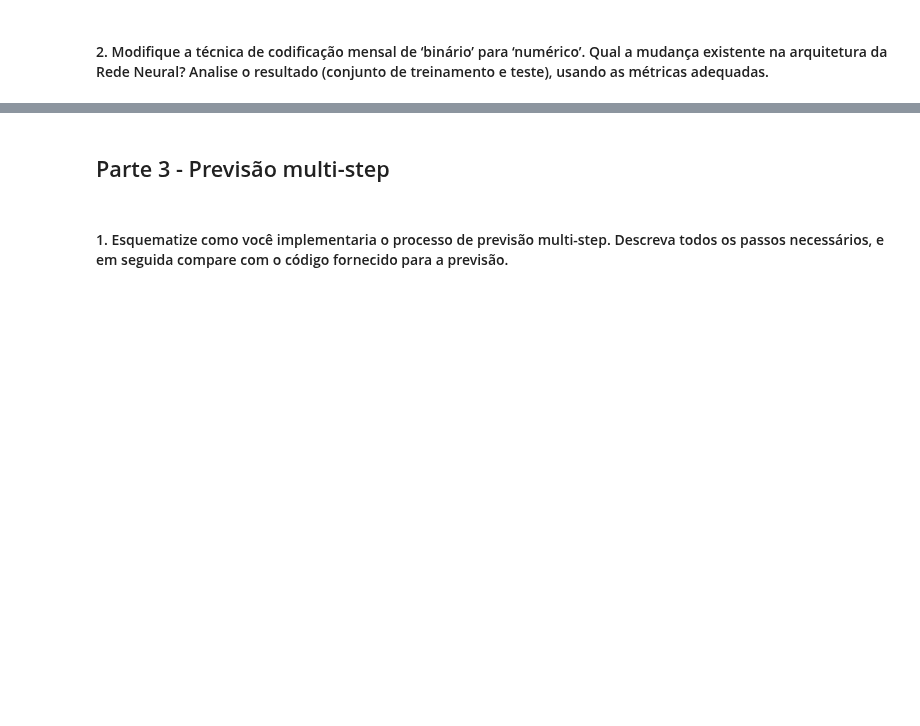
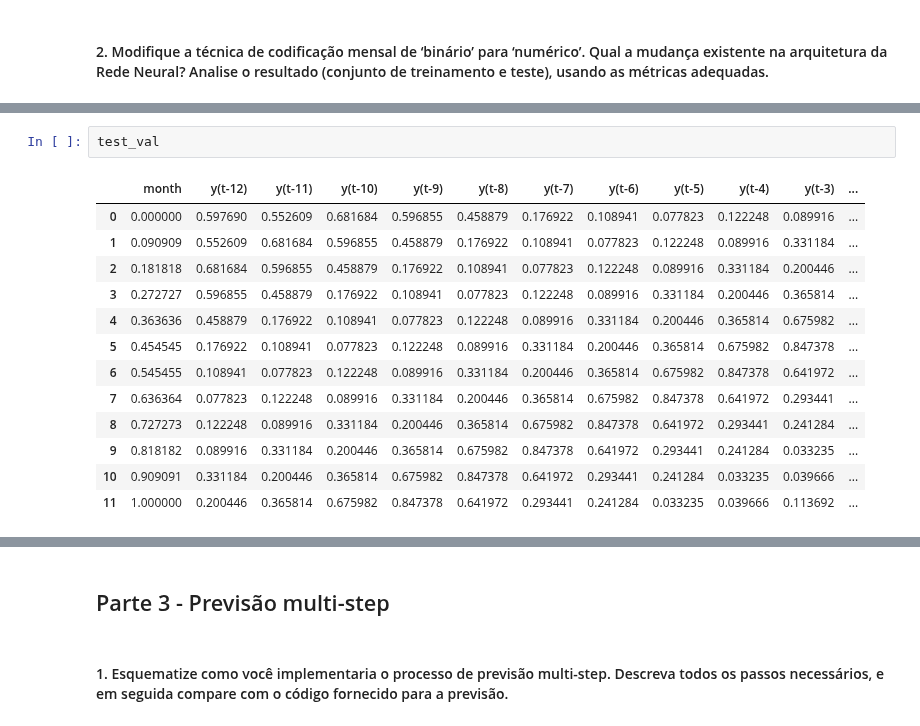
Before and after one commit to felipecostapereira/ELE2389_RedesNeurais, a Jupyter notebook: class_pratica2_Felipe.ipynb, the cells around one changed output, grey strips where cells are left out. Cells and saved outputs as stored; diff of their text form; blank space fills up the shorter version.

```diff
--- a/class_pratica2_Felipe.ipynb
+++ b/class_pratica2_Felipe.ipynb
@@ -436,0 +423,16 @@ Erro MAE = 1.899
+# %%
+test_val
+# %% [output]
+|  | month | y(t-12) | y(t-11) | y(t-10) | y(t-9) | y(t-8) | y(t-7) | y(t-6) | y(t-5) | y(t-4) | y(t-3) | ... |
+| 0 | 0.000000 | 0.597690 | 0.552609 | 0.681684 | 0.596855 | 0.458879 | 0.176922 | 0.108941 | 0.077823 | 0.122248 | 0.089916 | ... |
+| 1 | 0.090909 | 0.552609 | 0.681684 | 0.596855 | 0.458879 | 0.176922 | 0.108941 | 0.077823 | 0.122248 | 0.089916 | 0.331184 | ... |
+| 2 | 0.181818 | 0.681684 | 0.596855 | 0.458879 | 0.176922 | 0.108941 | 0.077823 | 0.122248 | 0.089916 | 0.331184 | 0.200446 | ... |
+| 3 | 0.272727 | 0.596855 | 0.458879 | 0.176922 | 0.108941 | 0.077823 | 0.122248 | 0.089916 | 0.331184 | 0.200446 | 0.365814 | ... |
+| 4 | 0.363636 | 0.458879 | 0.176922 | 0.108941 | 0.077823 | 0.122248 | 0.089916 | 0.331184 | 0.200446 | 0.365814 | 0.675982 | ... |
+| 5 | 0.454545 | 0.176922 | 0.108941 | 0.077823 | 0.122248 | 0.089916 | 0.331184 | 0.200446 | 0.365814 | 0.675982 | 0.847378 | ... |
+| 6 | 0.545455 | 0.108941 | 0.077823 | 0.122248 | 0.089916 | 0.331184 | 0.200446 | 0.365814 | 0.675982 | 0.847378 | 0.641972 | ... |
+| 7 | 0.636364 | 0.077823 | 0.122248 | 0.089916 | 0.331184 | 0.200446 | 0.365814 | 0.675982 | 0.847378 | 0.641972 | 0.293441 | ... |
+| 8 | 0.727273 | 0.122248 | 0.089916 | 0.331184 | 0.200446 | 0.365814 | 0.675982 | 0.847378 | 0.641972 | 0.293441 | 0.241284 | ... |
+| 9 | 0.818182 | 0.089916 | 0.331184 | 0.200446 | 0.365814 | 0.675982 | 0.847378 | 0.641972 | 0.293441 | 0.241284 | 0.033235 | ... |
+| 10 | 0.909091 | 0.331184 | 0.200446 | 0.365814 | 0.675982 | 0.847378 | 0.641972 | 0.293441 | 0.241284 | 0.033235 | 0.039666 | ... |
+| 11 | 1.000000 | 0.200446 | 0.365814 | 0.675982 | 0.847378 | 0.641972 | 0.293441 | 0.241284 | 0.033235 | 0.039666 | 0.113692 | ... |
```
Also changed, not shown: parts of 20 cells of this notebook.
